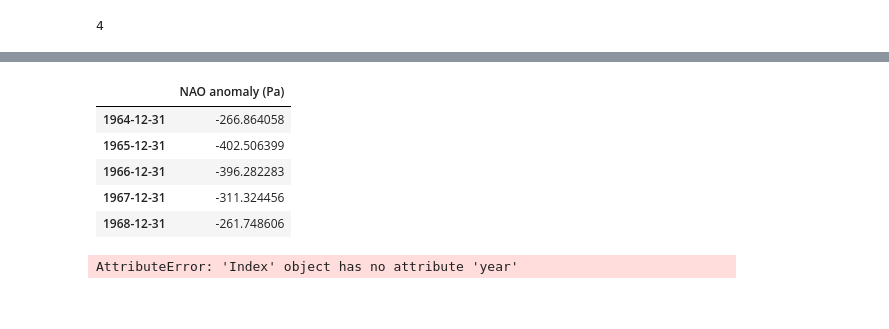
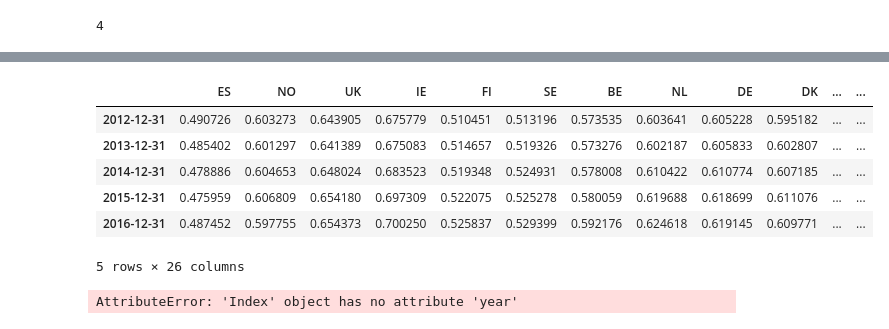
Before and after one commit to benhutchmet/energy-met-corr, a Jupyter notebook: testing-shapefiles.ipynb, the cells around one changed output, grey strips where cells are left out. Saved outputs shown, nothing was run; the diff lists cells and outputs as text; code cells hidden in the pictures.

```diff
--- a/testing-shapefiles.ipynb
+++ b/testing-shapefiles.ipynb
@@ -139,0 +45,23 @@ valid_time
+# %%
+# ua_global_ONDJFM_2-9_1961_2014_4_N_Europe_wind_box_nao_matched.csv
+
+model_config = {
+    "variable": "ua",
+    "season": "ONDJFM",
+    "region": "global",
+    "start_year": "1961",
+    "end_year": "2014",
+    "forecast_range": "2-9",
+    "lag": "4",
+    "gridbox": "N_Europe_wind_box",
+    "method": "nao_matched",
+}
+
+
+dfs_obs_pr = funcs.correlate_nao_uread(
+    filename="EEZ_zones_wp_historical.nc",
+    obs_var="var131",
+    use_model_data=True,
+    model_config=model_config,
+    level=85000,
+)
@@ -146,2 +98,2 @@ _, _, merged_df_delta_p, _ = dfs_model_pr
 # %%
-merged_df_pr_obs, _ = dfs_model_pr
+merged_df_pr_obs, _ = dfs_obs_pr
@@ -147,0 +132,3 @@ merged_df_pr_obs, _ = dfs_model_pr
+# %%
+# limit to the period 1964 onwards
+merged_df_pr_obs = merged_df_pr_obs.loc["1964-01-01":]
@@ -171,14 +179,15 @@ merged_df_pr = merged_df_pr[["var228 anomaly mean"]]
 # # convert index to years
 merged_df_pr.index = merged_df_pr.index.year
 # %%
-merged_df_pr_obs.head()
+merged_df_pr_obs.tail()
 # %% [output]
-|  | NAO anomaly (Pa) |
-| 1964-12-31 | -266.864058 |
-| 1965-12-31 | -402.506399 |
-| 1966-12-31 | -396.282283 |
-| 1967-12-31 | -311.324456 |
-| 1968-12-31 | -261.748606 |
+|  | ES | NO | UK | IE | FI | SE | BE | NL | DE | DK | ... | ... |
+| 2012-12-31 | 0.490726 | 0.603273 | 0.643905 | 0.675779 | 0.510451 | 0.513196 | 0.573535 | 0.603641 | 0.605228 | 0.595182 | ... | ... |
+| 2013-12-31 | 0.485402 | 0.601297 | 0.641389 | 0.675083 | 0.514657 | 0.519326 | 0.573276 | 0.602187 | 0.605833 | 0.602807 | ... | ... |
+| 2014-12-31 | 0.478886 | 0.604653 | 0.648024 | 0.683523 | 0.519348 | 0.524931 | 0.578008 | 0.610422 | 0.610774 | 0.607185 | ... | ... |
+| 2015-12-31 | 0.475959 | 0.606809 | 0.654180 | 0.697309 | 0.522075 | 0.525278 | 0.580059 | 0.619688 | 0.618699 | 0.611076 | ... | ... |
+| 2016-12-31 | 0.487452 | 0.597755 | 0.654373 | 0.700250 | 0.525837 | 0.529399 | 0.592176 | 0.624618 | 0.619145 | 0.609771 | ... | ... |
+5 rows × 26 columns
 # %%
 merged_df_nao_obs.index = merged_df_nao_obs.index.year
 # %% [output]
```
Also changed, not shown: parts of 23 cells of this notebook, 4 other files.
